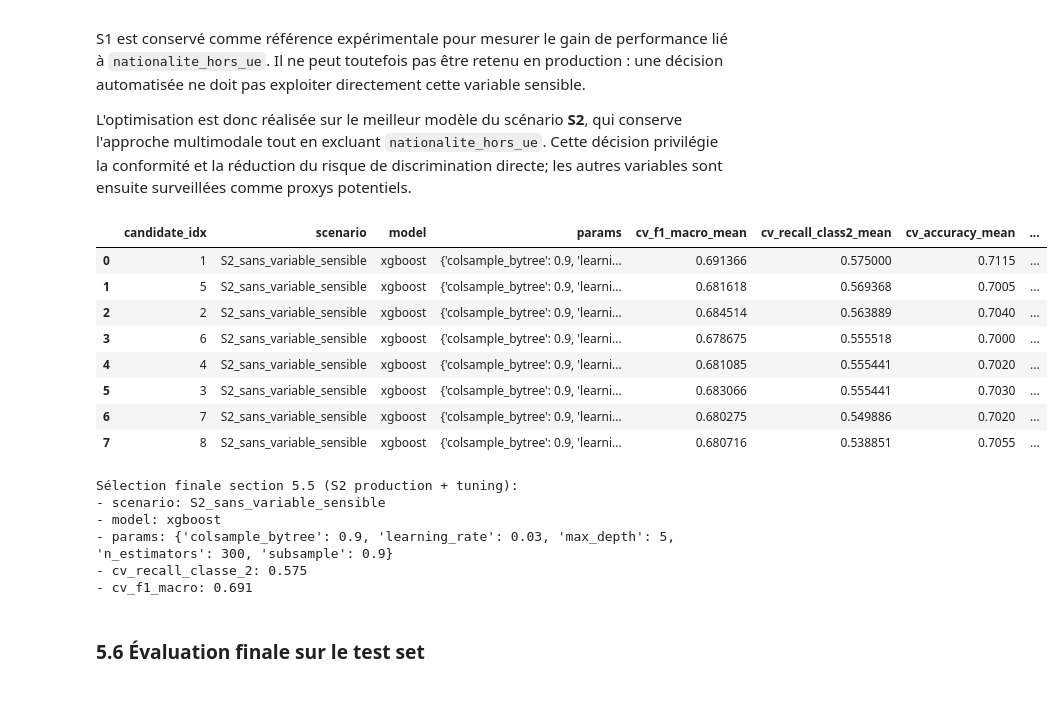
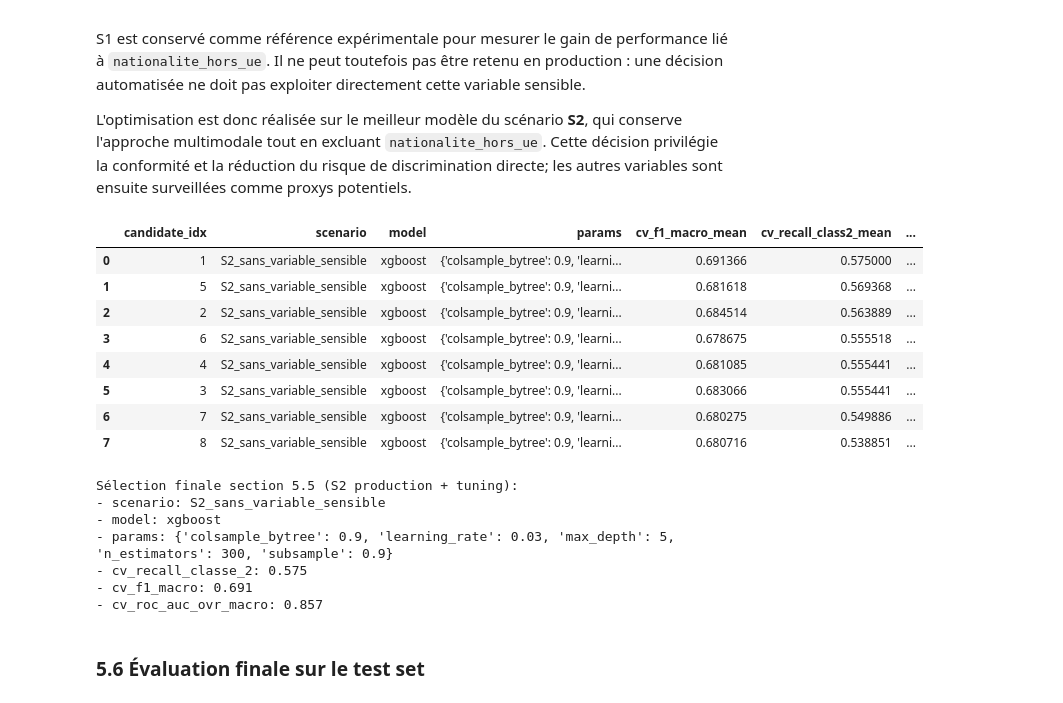
Before and after one commit to userZku/multimodal-classification, a Jupyter notebook: notebooks/multimodal-classification.ipynb, the cells around one changed output. Drawn from its saved outputs; the diff is of its cells as text; code cells hidden in the pictures.

Commit message:
feat(notebook): add roc auc to model evaluation

```diff
--- a/notebooks/multimodal-classification.ipynb
+++ b/notebooks/multimodal-classification.ipynb
@@ -1105,6 +1105,7 @@ scoring = {
     "accuracy": "accuracy",
     "f1_macro": "f1_macro",
     "recall_class_2": make_scorer(recall_class_2),
+    "roc_auc_ovr_macro": "roc_auc_ovr",
 }
 
 candidate_models = {
@@ -1180,6 +1181,8 @@ for scen_name, scen_obj in scenario_data.items():
             "cv_f1_macro_std": float(np.std(scores["test_f1_macro"])),
             "cv_recall_class2_mean": float(np.mean(scores["test_recall_class_2"])),
             "cv_recall_class2_std": float(np.std(scores["test_recall_class_2"])),
+            "cv_roc_auc_ovr_macro_mean": float(np.mean(scores["test_roc_auc_ovr_macro"])),
+            "cv_roc_auc_ovr_macro_std": float(np.std(scores["test_roc_auc_ovr_macro"])),
             "cv_runtime_s": round(duration, 2),
         })
 
@@ -1227,6 +1233,7 @@ comparison_cols = [
     "model",
     "cv_f1_macro_mean",
     "cv_recall_class2_mean",
+    "cv_roc_auc_ovr_macro_mean",
     "cv_accuracy_mean",
     "cv_runtime_s",
 ]
@@ -1241,6 +1248,7 @@ comparison_table = comparison_table.sort_values(["rank", "cv_recall_class2_mean"
 display(comparison_table.style.format({
     "cv_f1_macro_mean": "{:.3f}",
     "cv_recall_class2_mean": "{:.3f}",
+    "cv_roc_auc_ovr_macro_mean": "{:.3f}",
     "cv_accuracy_mean": "{:.3f}",
     "cv_runtime_s": "{:.2f}",
 }))
@@ -1248,5 +1256,6 @@ display(comparison_table.style.format({
 best_row = comparison_table.iloc[0]
 best_scenario = best_row["scenario"]
 best_model_name = best_row["model"]
-print(f"Meilleur couple CV: {best_scenario} + {best_model_name}")
+print(f"Meilleur couple CV selon F1 macro: {best_scenario} + {best_model_name}")
+print(f"ROC-AUC OVR macro associé: {best_row['cv_roc_auc_ovr_macro_mean']:.3f}")
 # %% [output]
@@ -1347,48 +1357,51 @@ for candidate_index, params in enumerate(grid, start=1):
     elapsed = perf_counter() - started_at
 
     tuning_rows.append({
         "candidate_idx": candidate_index,
         "scenario": selected_scenario,
         "model": selected_model_name,
         "params": params,
         "cv_f1_macro_mean": float(np.mean(scores["test_f1_macro"])),
         "cv_recall_class2_mean": float(np.mean(scores["test_recall_class_2"])),
+        "cv_roc_auc_ovr_macro_mean": float(np.mean(scores["test_roc_auc_ovr_macro"])),
         "cv_accuracy_mean": float(np.mean(scores["test_accuracy"])),
         "cv_runtime_s": round(elapsed, 2),
     })
 
 tuning_results = pd.DataFrame(tuning_rows).sort_values(
     by=["cv_recall_class2_mean", "cv_f1_macro_mean"],
     ascending=False,
 ).reset_index(drop=True)
 
 display(tuning_results)
 
 best_tuned_row = tuning_results.iloc[0]
 selected_params = best_tuned_row["params"]
 
 print("Sélection finale section 5.5 (S2 production + tuning):")
 print(f"- scenario: {selected_scenario}")
 print(f"- model: {selected_model_name}")
 print(f"- params: {selected_params}")
 print(f"- cv_recall_classe_2: {best_tuned_row['cv_recall_class2_mean']:.3f}")
 print(f"- cv_f1_macro: {best_tuned_row['cv_f1_macro_mean']:.3f}")
+print(f"- cv_roc_auc_ovr_macro: {best_tuned_row['cv_roc_auc_ovr_macro_mean']:.3f}")
 # %% [output]
-|  | candidate_idx | scenario | model | params | cv_f1_macro_mean | cv_recall_class2_mean | cv_accuracy_mean | ... |
-| 0 | 1 | S2_sans_variable_sensible | xgboost | {'colsample_bytree': 0.9, 'learni... | 0.691366 | 0.575000 | 0.7115 | ... |
-| 1 | 5 | S2_sans_variable_sensible | xgboost | {'colsample_bytree': 0.9, 'learni... | 0.681618 | 0.569368 | 0.7005 | ... |
-| 2 | 2 | S2_sans_variable_sensible | xgboost | {'colsample_bytree': 0.9, 'learni... | 0.684514 | 0.563889 | 0.7040 | ... |
-| 3 | 6 | S2_sans_variable_sensible | xgboost | {'colsample_bytree': 0.9, 'learni... | 0.678675 | 0.555518 | 0.7000 | ... |
-| 4 | 4 | S2_sans_variable_sensible | xgboost | {'colsample_bytree': 0.9, 'learni... | 0.681085 | 0.555441 | 0.7020 | ... |
-| 5 | 3 | S2_sans_variable_sensible | xgboost | {'colsample_bytree': 0.9, 'learni... | 0.683066 | 0.555441 | 0.7030 | ... |
-| 6 | 7 | S2_sans_variable_sensible | xgboost | {'colsample_bytree': 0.9, 'learni... | 0.680275 | 0.549886 | 0.7020 | ... |
-| 7 | 8 | S2_sans_variable_sensible | xgboost | {'colsample_bytree': 0.9, 'learni... | 0.680716 | 0.538851 | 0.7055 | ... |
+|  | candidate_idx | scenario | model | params | cv_f1_macro_mean | cv_recall_class2_mean | ... |
+| 0 | 1 | S2_sans_variable_sensible | xgboost | {'colsample_bytree': 0.9, 'learni... | 0.691366 | 0.575000 | ... |
+| 1 | 5 | S2_sans_variable_sensible | xgboost | {'colsample_bytree': 0.9, 'learni... | 0.681618 | 0.569368 | ... |
+| 2 | 2 | S2_sans_variable_sensible | xgboost | {'colsample_bytree': 0.9, 'learni... | 0.684514 | 0.563889 | ... |
+| 3 | 6 | S2_sans_variable_sensible | xgboost | {'colsample_bytree': 0.9, 'learni... | 0.678675 | 0.555518 | ... |
+| 4 | 4 | S2_sans_variable_sensible | xgboost | {'colsample_bytree': 0.9, 'learni... | 0.681085 | 0.555441 | ... |
+| 5 | 3 | S2_sans_variable_sensible | xgboost | {'colsample_bytree': 0.9, 'learni... | 0.683066 | 0.555441 | ... |
+| 6 | 7 | S2_sans_variable_sensible | xgboost | {'colsample_bytree': 0.9, 'learni... | 0.680275 | 0.549886 | ... |
+| 7 | 8 | S2_sans_variable_sensible | xgboost | {'colsample_bytree': 0.9, 'learni... | 0.680716 | 0.538851 | ... |
 Sélection finale section 5.5 (S2 production + tuning):
 - scenario: S2_sans_variable_sensible
 - model: xgboost
 - params: {'colsample_bytree': 0.9, 'learning_rate': 0.03, 'max_depth': 5, 'n_estimators': 300, 'subsample': 0.9}
 - cv_recall_classe_2: 0.575
 - cv_f1_macro: 0.691
+- cv_roc_auc_ovr_macro: 0.857
 # %% [markdown]
 ### 5.6 Évaluation finale sur le test set
 # %%
```
Also changed, not shown: parts of 5 cells of this notebook.
